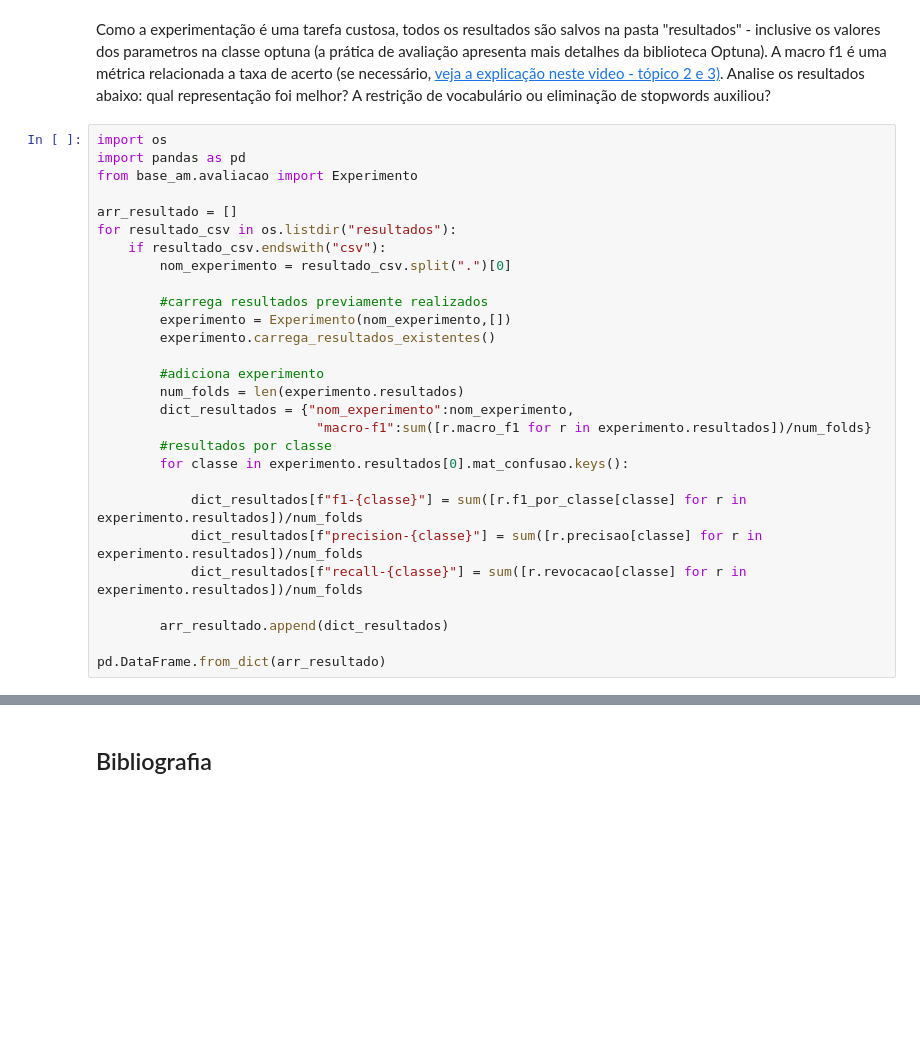
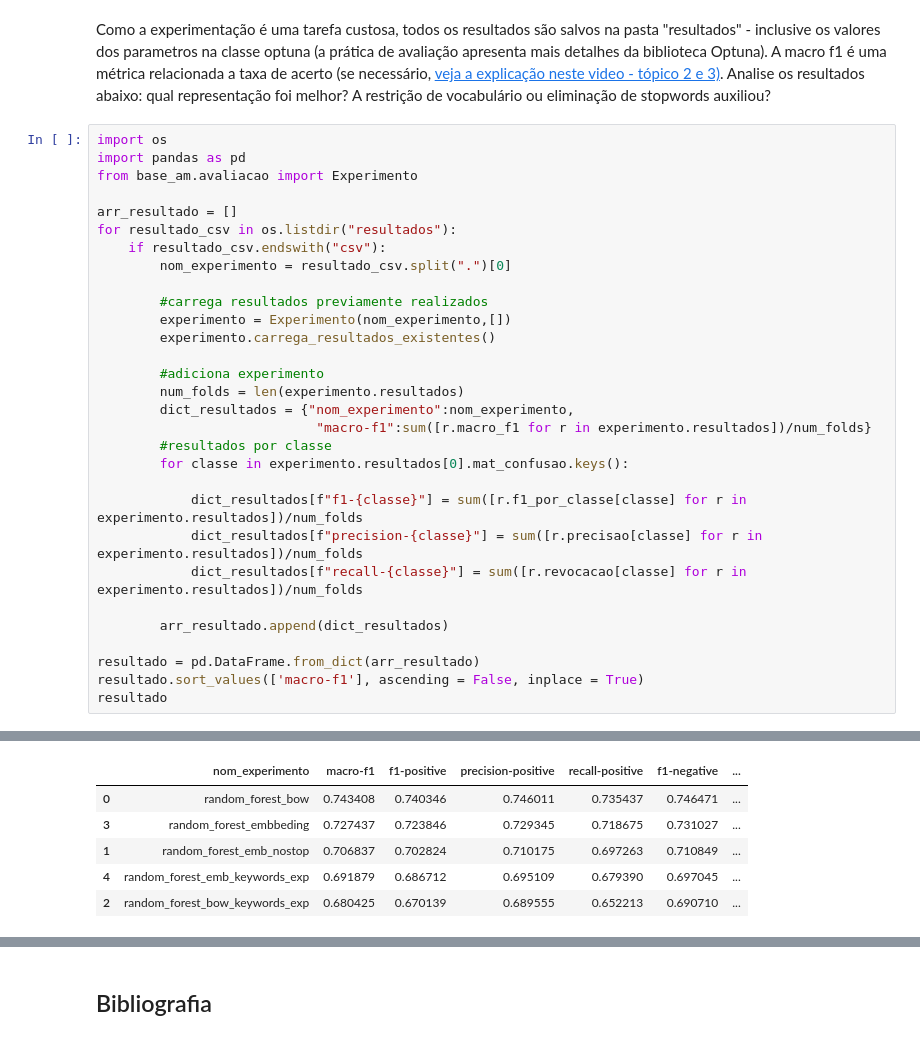
Before and after one commit to DiegoAscanio/ap-de-maquina-embedding, a Jupyter notebook: Especificacao - Representacoes Textuais e Ap de Maquina.ipynb, the cells around one changed output, grey strips where cells are left out. Saved outputs shown, nothing was run; the diff lists cells and outputs as text; blank space fills up the shorter version.

```diff
--- a/Especificacao - Representacoes Textuais e Ap de Maquina.ipynb
+++ b/Especificacao - Representacoes Textuais e Ap de Maquina.ipynb
@@ -859,4 +971,7 @@ for resultado_csv in os.listdir("resultados"):
 
         arr_resultado.append(dict_resultados)
 
-pd.DataFrame.from_dict(arr_resultado)
+resultado = pd.DataFrame.from_dict(arr_resultado)
+resultado.sort_values(['macro-f1'], ascending = False, inplace = True)
+resultado
+# %% [output]
@@ -862,0 +995,6 @@ pd.DataFrame.from_dict(arr_resultado)
+|  | nom_experimento | macro-f1 | f1-positive | precision-positive | recall-positive | f1-negative | ... |
+| 0 | random_forest_bow | 0.743408 | 0.740346 | 0.746011 | 0.735437 | 0.746471 | ... |
+| 3 | random_forest_embbeding | 0.727437 | 0.723846 | 0.729345 | 0.718675 | 0.731027 | ... |
+| 1 | random_forest_emb_nostop | 0.706837 | 0.702824 | 0.710175 | 0.697263 | 0.710849 | ... |
+| 4 | random_forest_emb_keywords_exp | 0.691879 | 0.686712 | 0.695109 | 0.679390 | 0.697045 | ... |
+| 2 | random_forest_bow_keywords_exp | 0.680425 | 0.670139 | 0.689555 | 0.652213 | 0.690710 | ... |
```
Also changed, not shown: parts of 3 cells of this notebook, 1 other file.
